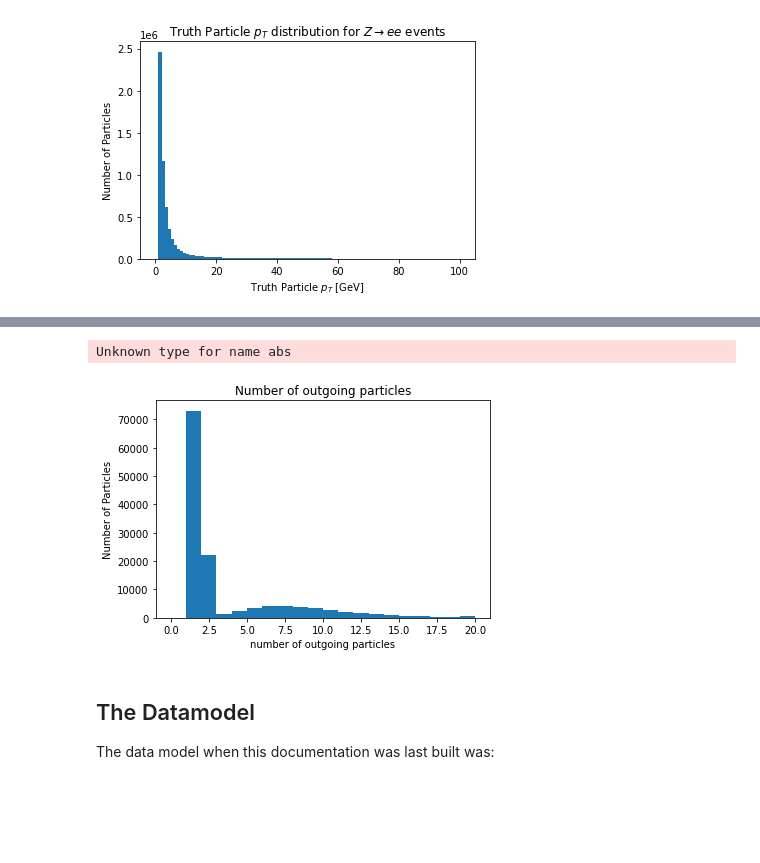
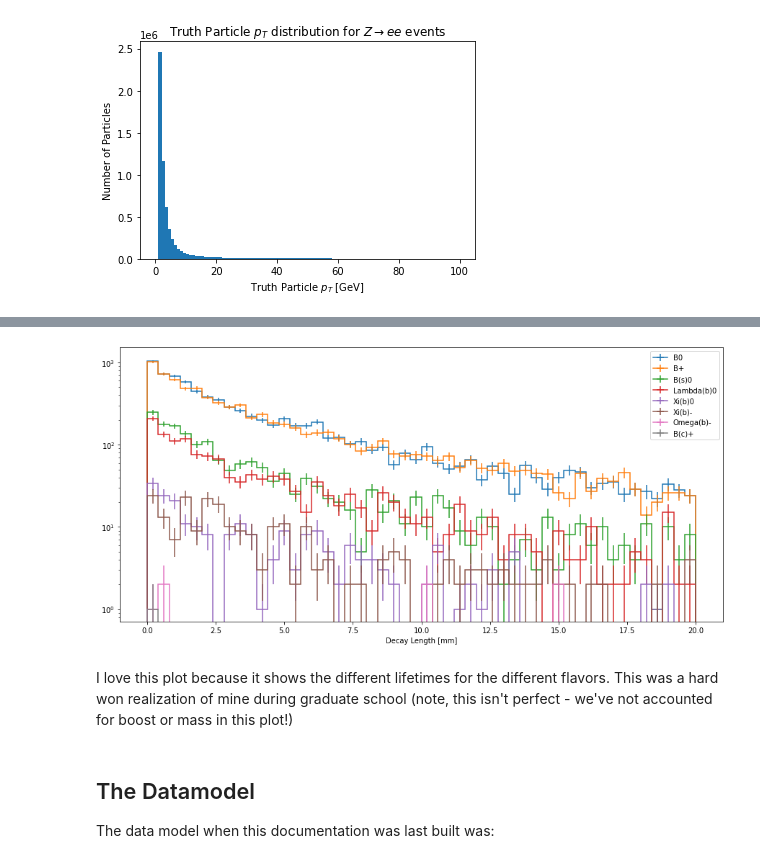
Before and after one commit to gordonwatts/xaod_usage, a Jupyter notebook: book/chapters/truth.ipynb, the cells around one changed output, grey strips where cells are left out. Cells and saved outputs as stored; diff of their text form; code cells hidden in the pictures; blank space fills up the shorter version.

```diff
--- a/book/chapters/truth.ipynb
+++ b/book/chapters/truth.ipynb
@@ -67,22 +142,0 @@ Truth particles pretty much always have a production vertex. If they decay, then
-# %%
-mesons = (
-          ds
-          .SelectMany(lambda e: e.TruthParticles("TruthParticles"))
-          .Where(lambda tp: (abs(tp.pdgId()) == 5))
-          .Where(lambda tp: tp.hasDecayVtx())
-          .Select(lambda tp: tp.decayVtx())
-          .Select(lambda vtp: {
-                  'x': vtp.nOutgoingParticles(),
-          })
-          .AsAwkwardArray()
-          .value()
-)
-# %% [output]
-Unknown type for name abs
-# %%
-plt.hist(mesons.x, bins=20, range=(0, 20))
-plt.xlabel('number of outgoing particles')
-plt.ylabel('Number of Particles')
-_ = plt.title('Number of outgoing particles')
-# %% [output]
-[figure, removed]
@@ -89,3 +147,20 @@ _ = plt.title('Number of outgoing particles')
+# %%
+h = (
+  Hist.new
+  .Reg(50, 0 ,20, name="dl", label="Decay Length [mm]")
+  .StrCategory([], name="pdg", label="Particle", growth=True)
+  .Int64()
+)
+_ = h.fill(dl=decay_length_all[good_decay], pdg=pdg_name_all[good_decay])
+# %%
+plt.figure(figsize=(15, 7))
+h.plot()
+plt.yscale('log')
+_ = plt.legend()
+# %% [output]
+[figure, added]
+# %% [markdown]
+I love this plot because it shows the different lifetimes for the different flavors. This was a hard won realization of mine during graduate school (note, this isn't perfect - we've not accounted for boost or mass in this plot!)
 # %% [markdown]
 ## The Datamodel
 
```
Also changed, not shown: parts of 14 cells of this notebook, 2 other files.
